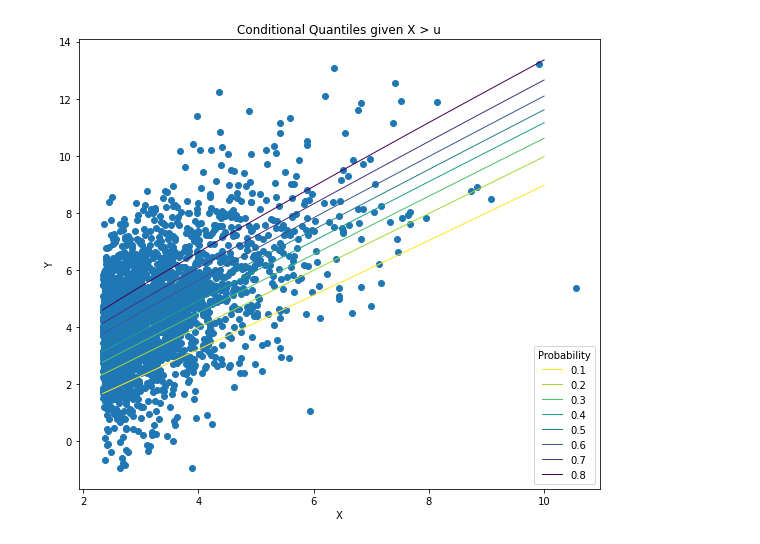
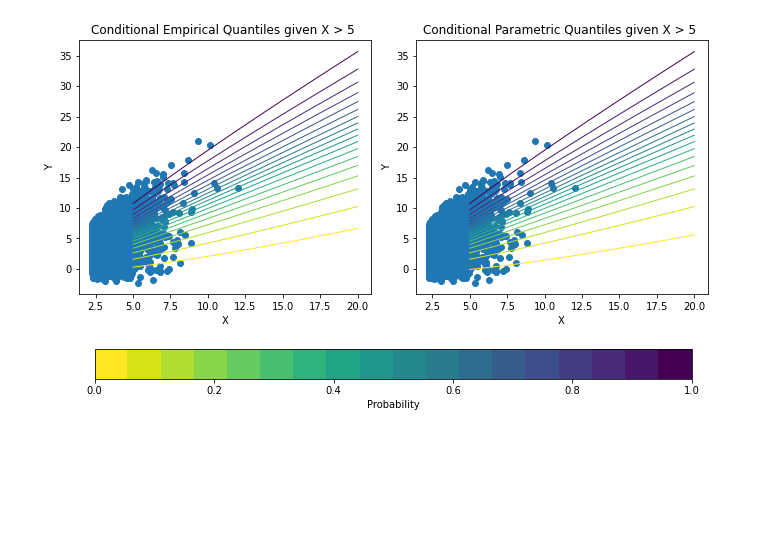
Before and after one commit to Jbrich95/CondExtremesPy, a Jupyter notebook: CondExtremesBivariateFit.ipynb, the cells around one changed output. Drawn from its saved outputs; the diff is of its cells as text; code cells hidden in the pictures; blank space fills up the shorter version.

Commit message:
Added example using parametric form for conditional quantiles

```diff
--- a/CondExtremesBivariateFit.ipynb
+++ b/CondExtremesBivariateFit.ipynb
@@ -68,27 +69,52 @@ fit
-# %%
-# Overlay conditional quantiles, given X > u, on Scatter plot
-alpha,beta,mu,sigma,delta = fit.x
-
-x_seq=np.linspace(u,10,100)
-probs=np.arange(0.1,0.9,0.1)
-
-#Quantiles from the data.
-z_hat = (Y - alpha * X)/ X** beta
-
-quants = np.quantile(z_hat, probs)
-
-plt.figure(figsize=(8,7))
-plt.scatter(X,Y)
-viridis = cm.get_cmap('viridis', len(probs))
-for k in range(0,len(probs)):
-
-    plt.plot(x_seq,alpha*x_seq+quants[k]*x_seq**beta,color = viridis.colors[-(k+1)], linewidth = 1)
-
-plt.xlabel("X")
-plt.ylabel("Y")
-plt.legend( np.around(probs,2), loc = 4, title = "Probability")
-plt.tight_layout()
-plt.title("Conditional Quantiles given X > u")
-plt.show()
-# %% [output]
-[figure, removed]
+# %%
+# Overlay conditional quantiles, given X > u, on Scatter plot
+alpha,beta,mu,sigma,delta = fit.x
+
+u=5
+
+x_seq=np.linspace(u,20,100)
+probs=np.arange(0.05,0.95,0.05)
+cmap = plt.get_cmap('viridis_r', len(probs))
+
+#Using empirical quantiles (LEFT)
+
+quants = np.quantile(z_hat, probs)
+
+fig , axs = plt.subplots(1,2, figsize=(9.5, 6))
+axs[0].scatter(X,Y)
+axs[1].scatter(X,Y)
+
+axs[0].set(xlabel="X", ylabel="Y")
+axs[1].set(xlabel="X", ylabel="Y")
+
+axs[0].set_title("Conditional Empirical Quantiles given X > %u " %u)
+axs[1].set_title("Conditional Parametric Quantiles given X > %u " %u)
+
+  #Using empirical quantiles (LEFT)
+z_hat = (Y[ X >u] - alpha * X[X > u])/ X[X > u]** beta
+
+quants = np.quantile(z_hat, probs)
+
+for k in range(0,len(probs)):
+
+    axs[0].plot(x_seq,alpha*x_seq+quants[k]*x_seq**beta,color = viridis.colors[(k)], linewidth = 1)
+    #Using empirical quantiles (Right)
+
+    quants = DeltaLaplace(loc = mu, scale = sigma, shape = delta).ppf(probs)
+
+for k in range(0,len(probs)):
+
+    axs[1].plot(x_seq,alpha*x_seq+quants[k]*x_seq**beta,color = viridis.colors[(k)], linewidth = 1)
+
+
+fig.subplots_adjust(right=1)
+
+# creating ScalarMappable
+norm = colors.Normalize(vmin=0.,vmax=1)
+sm = plt.cm.ScalarMappable(cmap=cmap,norm = norm)
+sm.set_array([])
+plt.tight_layout()
+fig.colorbar(sm, label = "Probability", orientation = "horizontal",ax =axs.ravel().tolist(), shrink=0.95)
+plt.show()
+# %% [output]
+[figure, added]
```
Also changed, not shown: parts of 3 cells of this notebook.
